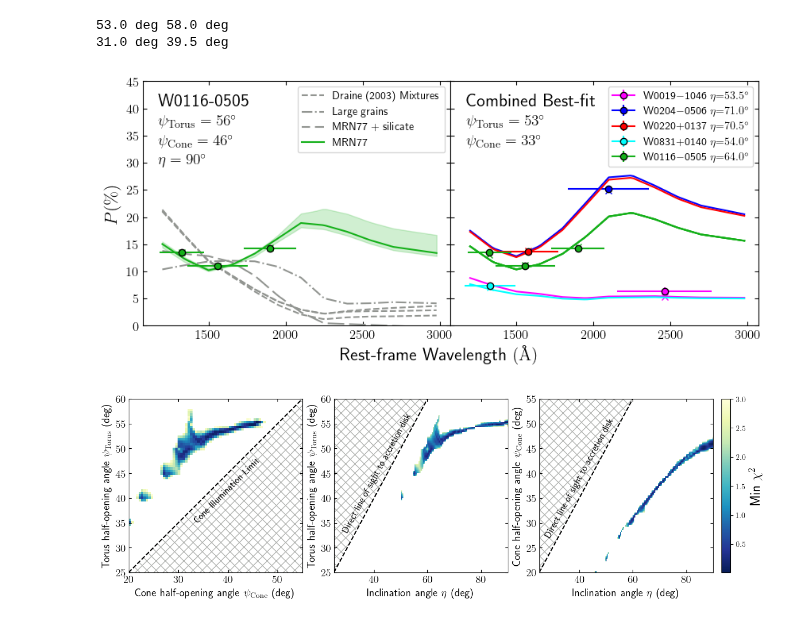
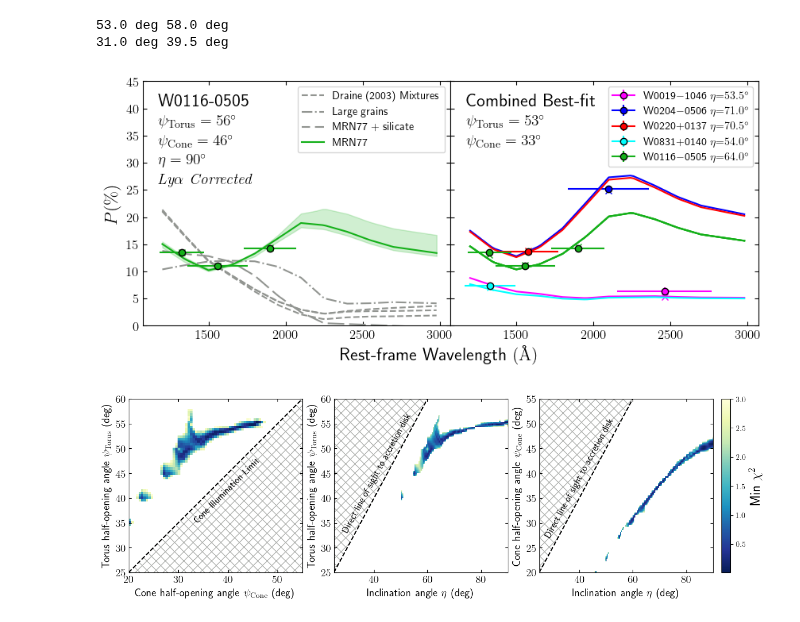
Before and after one commit to rjassef/Impol_BHDs_repo, a Jupyter notebook: plots/SKIRTOR_fit_correctedVband/fit_pfrac.ipynb, the cells around one changed output. Saved outputs shown, nothing was run; the diff lists cells and outputs as text; code cells hidden in the pictures.

Commit message:
Added Lyman alpha corrected label to Figure

```diff
--- a/plots/SKIRTOR_fit_correctedVband/fit_pfrac.ipynb
+++ b/plots/SKIRTOR_fit_correctedVband/fit_pfrac.ipynb
@@ -427,6 +427,7 @@ axs[0].text(0.05, 0.9, "W0116-0505", transform=axs[0].transAxes, fontsize=16, we
 axs[0].text(0.05, 0.82, r"$\psi_{{\rm Torus}} = {:.0f}^{{\circ}}$".format(tang_grid[i1].value), transform=axs[0].transAxes, fontsize=14)
 axs[0].text(0.05, 0.74, r"$\psi_{{\rm Cone}}  = {:.0f}^{{\circ}}$".format(cang_grid[j1].value), transform=axs[0].transAxes, fontsize=14)
 axs[0].text(0.05, 0.66, r"$\eta = {:.0f}^{{\circ}}$".format(iang_grid[k1].value), transform=axs[0].transAxes, fontsize=14)
+axs[0].text(0.05, 0.58, r"{{\it Ly$\alpha$ Corrected}}".format(iang_grid[k1].value), transform=axs[0].transAxes, fontsize=14)
 
 axs[0].legend()#loc=(0.45, 0.55))
 
@@ -437,34 +438,34 @@ for wid in op.wids:
     for bname in op.pfrac[wid].keys():
 
         k2 = np.argmin(chi2_map[wid][i2,j2,:])
 
         if bname == "R_SPECIAL":
             label = r"{} $\eta$=${}^{{\circ}}$".format(re.sub("-","$-$",wid), iang_grid[k2].value)
         else:
             label = None
 
         axs[1].plot(lam_grid, 100*pw.p((tang_grid[i2]*np.ones(lam_grid.shape), cang_grid[j2]*np.ones(lam_grid.shape), iang_grid[k2]*np.ones(lam_grid.shape), lam_grid)), c=colors[wid],ls='solid')
 
         axs[1].errorbar([bands.bp[bname].barlam().value/(1+op.z[wid])], [op.pfrac[wid][bname]], xerr=[bands.bp[bname].rectwidth().value/2./(1+op.z[wid])], yerr=[op.epfrac[wid][bname]], marker='o', color=colors[wid], markeredgecolor='black', label=label)
 
         #p_mod = pw.p_bb(bands.bp[bname], [tang_grid[i2]], [cang_grid[j2]], [iang_grid[k2]], specs.lam_obs[wid], specs.flam[wid], op.z[wid])
         p_mod = pw.p_bb(bands.bp[bname], tang_grid[i2:i2+1], cang_grid[j2:j2+1], iang_grid[k2:k2+1], specs.lam_obs[wid], specs.flam[wid], op.z[wid])
         axs[1].plot([bands.bp[bname].barlam().value/(1+op.z[wid])], [p_mod[0,0,0]*100], c=colors[wid], marker='x')
 
 axs[1].text(0.05, 0.9, "Combined Best-fit", transform=axs[1].transAxes, fontsize=16, weight='bold')
 axs[1].text(0.05, 0.82, r"$\psi_{{\rm Torus}} = {:.0f}^{{\circ}}$".format(tang_grid[i2].value), transform=axs[1].transAxes, fontsize=14)
 axs[1].text(0.05, 0.74, r"$\psi_{{\rm Cone}}  = {:.0f}^{{\circ}}$".format(cang_grid[j2].value), transform=axs[1].transAxes, fontsize=14)
 #axs[1].text(0.05, 0.66, r"$\eta = {:.0f}^{{\circ}}$".format(iang_grid[k1].value), transform=axs[1].transAxes, fontsize=14)
 axs[1].legend()
 
 axs[0].set_ylim([0., 45.])
 
 axs[0].set_ylabel(r"$P (\%)$", fontsize=16)
 fig.text(0.5, 0., r"Rest-frame Wavelength $(\rm \AA)$", ha='center', fontsize=16)
 
 fig.savefig("SKIRTOR_MRN77_best-fit.png", dpi=100, bbox_inches='tight')
 # %% [output]
-[figure, old version]
+[figure, new version]
 # %%
 wid = "W0116-0505"
 
```
Also changed, not shown: 1 other file.
